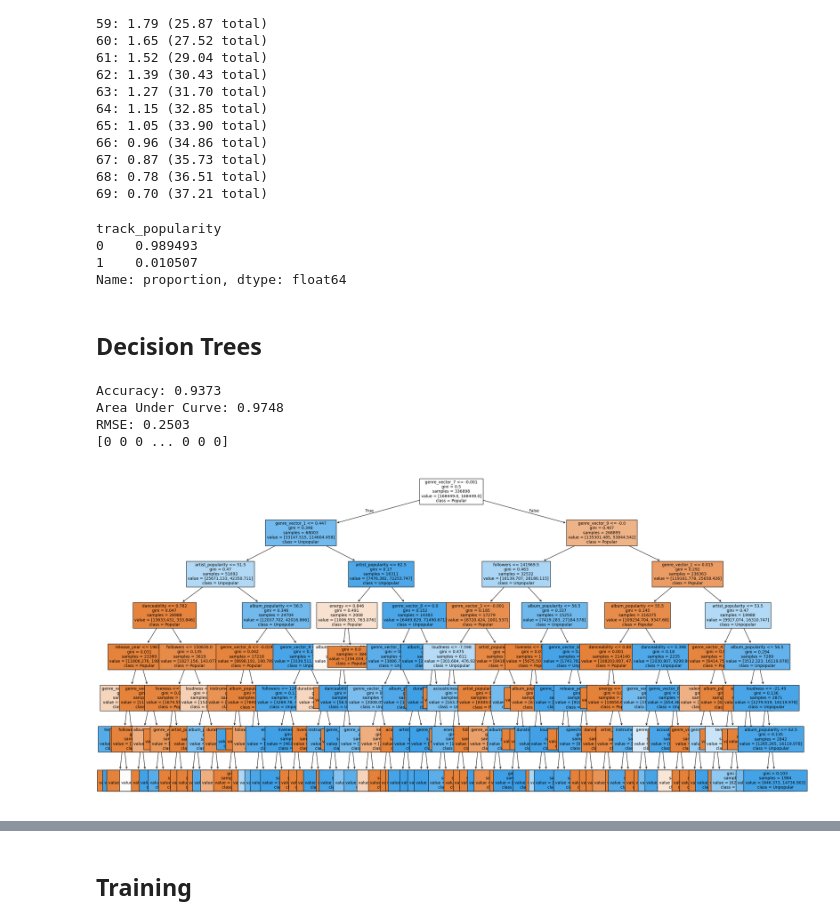
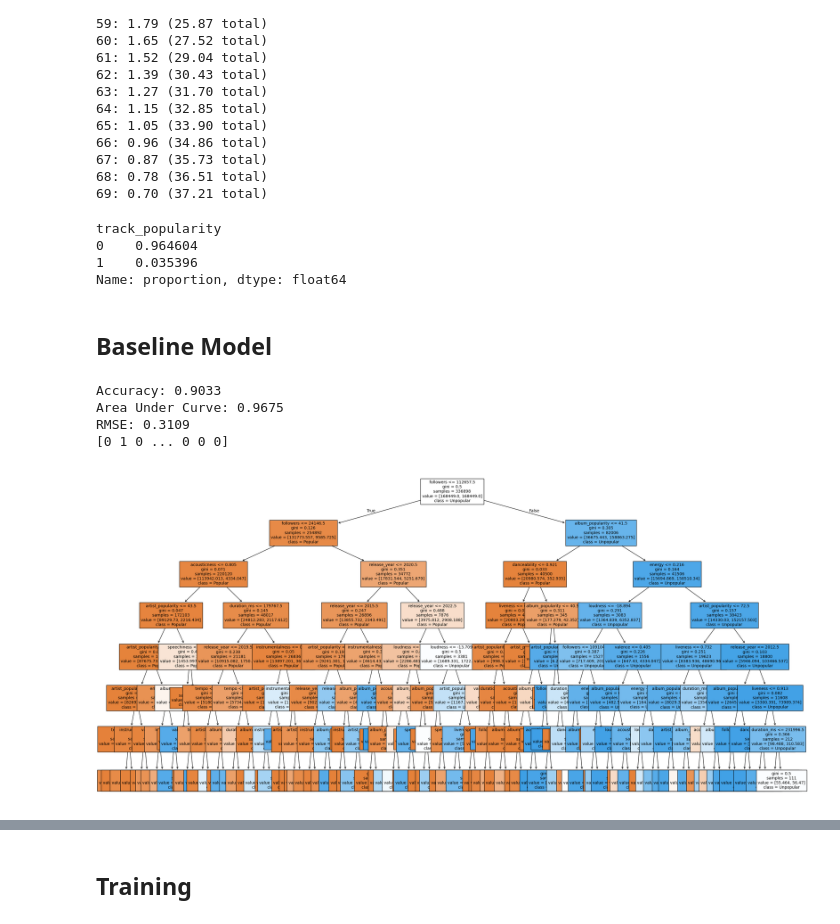
Before and after one commit to AlexanderBeck0/CS539-Final-Project, a Jupyter notebook: song_popularity.ipynb, the cells around one changed output, grey strips where cells are left out. Cells and saved outputs as stored; diff of their text form; code cells hidden in the pictures.

```diff
--- a/song_popularity.ipynb
+++ b/song_popularity.ipynb
@@ -172,17 +172,17 @@ x = data.select_dtypes(include="number").drop(
 )
 
 # TODO: Train the track_popularity number
-y = (data["track_popularity"] > 65).astype(int)
+y = (data["track_popularity"] > 50).astype(int)
 
 # Show the distribution of the track_popularity on the above threshold
 print(y.value_counts(normalize=True))
 # %% [output]
 track_popularity
-0    0.989493
-1    0.010507
+0    0.964604
+1    0.035396
 Name: proportion, dtype: float64
 # %% [markdown]
-## Decision Trees
+## Baseline Model
 # %%
 from sklearn.tree import DecisionTreeClassifier
 from sklearn.model_selection import train_test_split
@@ -235,7 +235,7 @@ y_sample = y_test.iloc[sample_index]
 y_pred_sample = y_pred[sample_index]
 print(y_pred_sample)
 # %% [output]
-Accuracy: 0.9373
-Area Under Curve: 0.9748
-RMSE: 0.2503
-[0 0 0 ... 0 0 0]
+Accuracy: 0.9033
+Area Under Curve: 0.9675
+RMSE: 0.3109
+[0 1 0 ... 0 0 0]
@@ -268,26 +242,26 @@ plt.show()
 # %%
 from sklearn.tree import plot_tree, export_graphviz
 
 plt.figure(figsize=(30, 15))
 # TODO: I'm not sure the order in which Popular/Unpopular should be
 # They are DIFFERENT between the export and this one
 plot_tree(
     dt,
     feature_names=x.columns.tolist(),
     class_names=["Popular", "Unpopular"],
     fontsize=10,
     filled=True,
 )
 plt.show()
 
 EXPORT_DT = False
 if EXPORT_DT:
     export_graphviz(
         dt,
         out_file="decision_tree.dot",
         feature_names=x.columns.tolist(),
-        class_names=["Unpopular", "Popular"],
+        class_names=["Popular", "Unpopular"],
         filled=True,
     )
 # %% [output]
-[figure, old version]
+[figure, new version]
```
Also changed, not shown: parts of 5 cells of this notebook.
